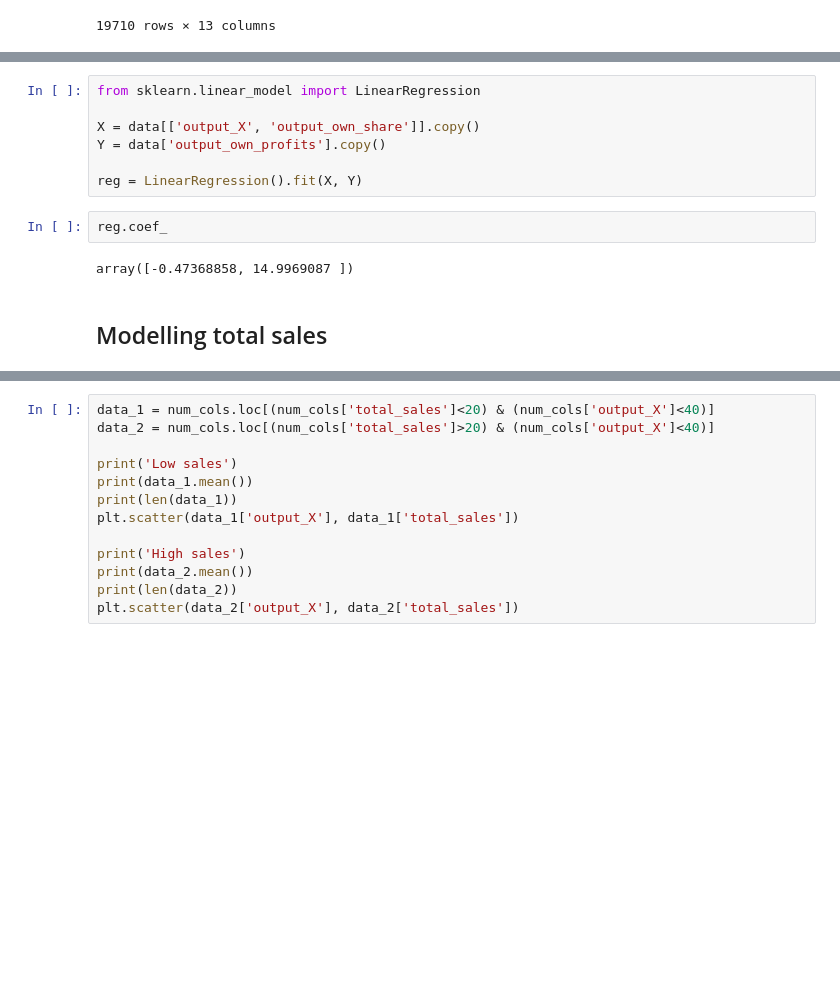
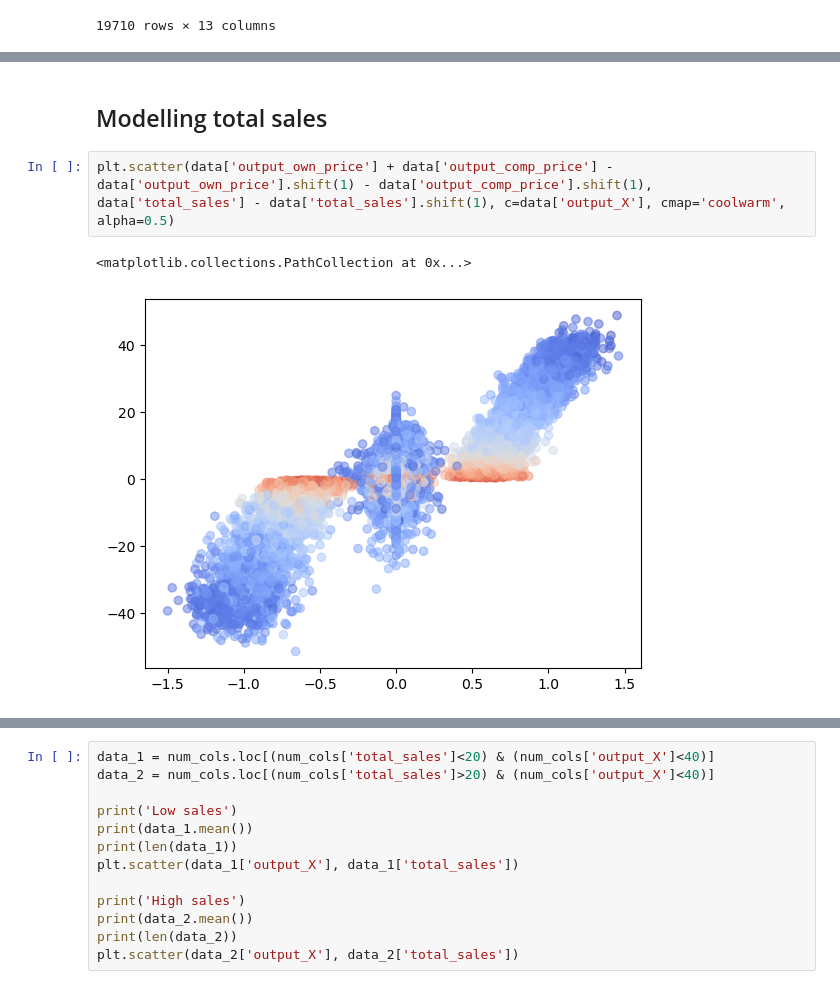
Before and after one commit to Vileh/UCL_Pricing_Algorithm_Research_Study, a Jupyter notebook: eda.ipynb, the cells around one changed output, grey strips where cells are left out. Cells and saved outputs as stored; diff of their text form; blank space fills up the shorter version.

```diff
--- a/eda.ipynb
+++ b/eda.ipynb
@@ -43,14 +43,8 @@ plt.show()
-# %%
-from sklearn.linear_model import LinearRegression
-
-X = data[['output_X', 'output_own_share']].copy()
-Y = data['output_own_profits'].copy()
-
-reg = LinearRegression().fit(X, Y)
-# %%
-reg.coef_
-# %% [output]
-array([-0.47368858, 14.9969087 ])
 # %% [markdown]
 ## Modelling total sales
+# %%
+plt.scatter(data['output_own_price'] + data['output_comp_price'] - data['output_own_price'].shift(1) - data['output_comp_price'].shift(1), data['total_sales'] - data['total_sales'].shift(1), c=data['output_X'], cmap='coolwarm', alpha=0.5)
+# %% [output]
+<matplotlib.collections.PathCollection at 0x...>
+[figure, added]
 # %%
```
Also changed, not shown: parts of 16 cells of this notebook.
